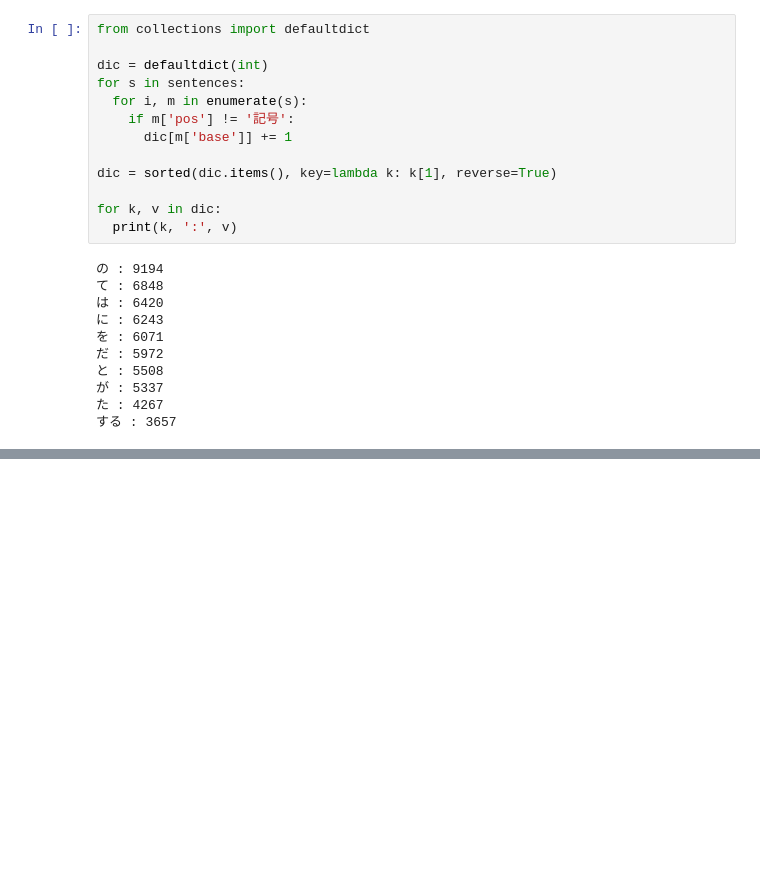
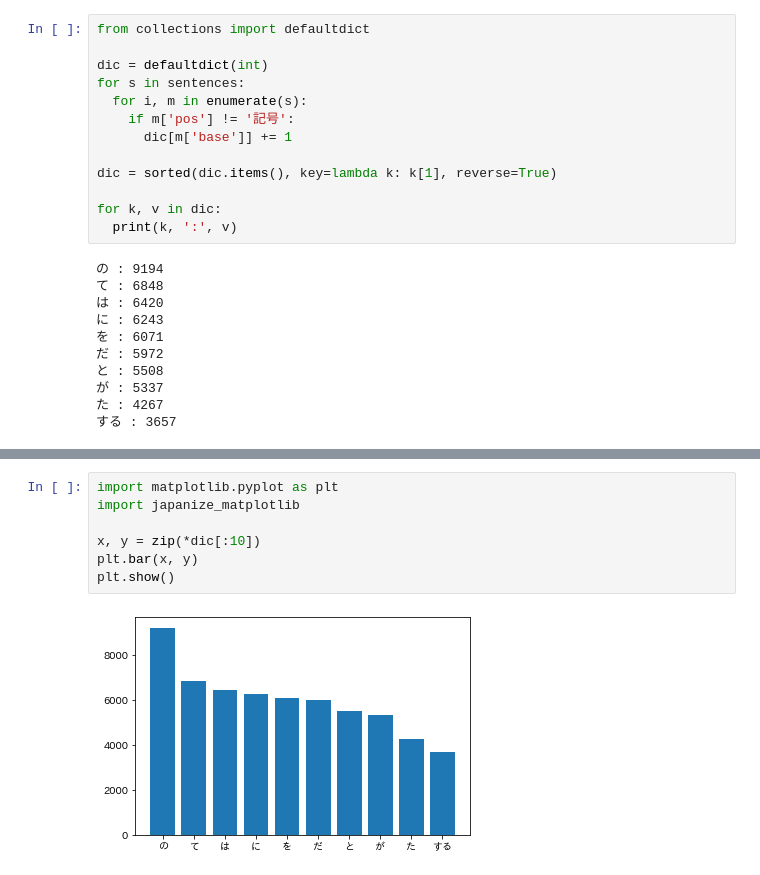
Before and after one commit to citrus1998/nlp100_with_alpha, a Jupyter notebook: nlp100_4.ipynb, the cells around one changed output, grey strips where cells are left out. Cells and saved outputs as stored; diff of their text form; blank space fills up the shorter version.

```diff
--- a/nlp100_4.ipynb
+++ b/nlp100_4.ipynb
@@ -206,0 +231,9 @@ for k, v in dic:
+# %%
+import matplotlib.pyplot as plt
+import japanize_matplotlib
+
+x, y = zip(*dic[:10])
+plt.bar(x, y)
+plt.show()
+# %% [output]
+[figure, added]
```
Also changed, not shown: parts of 2 cells of this notebook.
